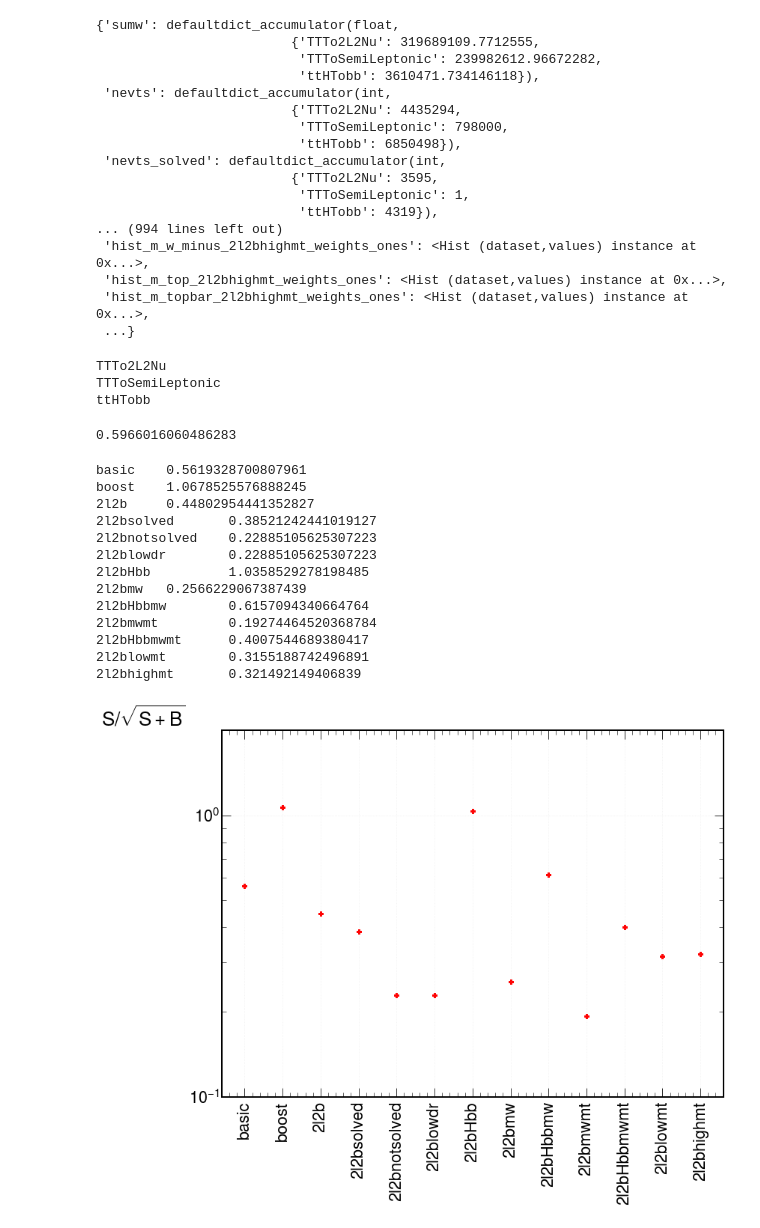
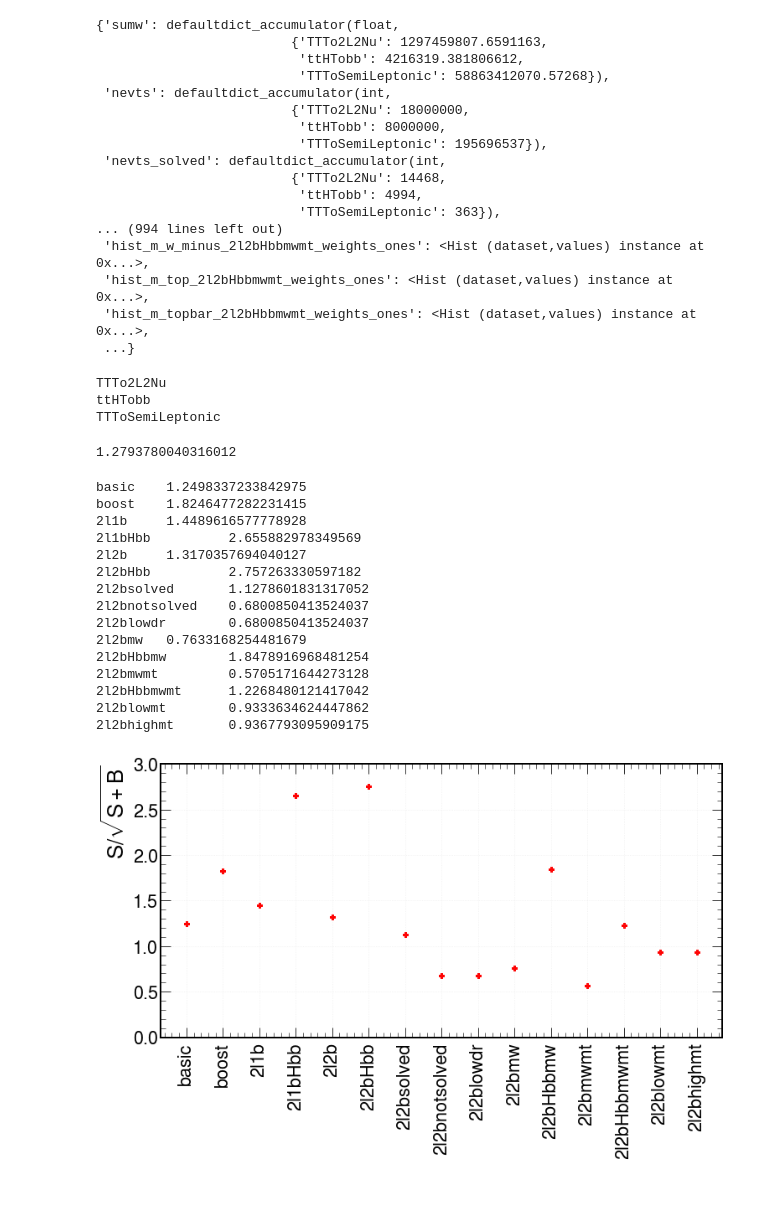
Before and after one commit to mmarchegiani/ttHbb, a Jupyter notebook: significance.ipynb, the cells around one changed output. Cells and saved outputs as stored; diff of their text form; code cells hidden in the pictures; blank space fills up the shorter version.

```diff
--- a/significance.ipynb
+++ b/significance.ipynb
@@ -11,25 +12,25 @@ import os
 import numpy as np
 # %%
 #output = load("/work/mmarcheg/ttHbb/histograms/hists_dilepton_baseline_samples_t3local_2017_solvedmask.coffea")
-output = load("/work/mmarcheg/ttHbb/histograms/hists_dilepton_samples_TTTo2L2Nu_TTToSemiLeptonic_debug.coffea")
+output = load("/work/mmarcheg/ttHbb/histograms/hists_dilepton_splitdataset/hists_dilepton_splitdataset.coffea")
 output
 # %% [output]
 {'sumw': defaultdict_accumulator(float,
-                         {'TTTo2L2Nu': 319689109.7712555,
-                          'TTToSemiLeptonic': 239982612.96672282,
-                          'ttHTobb': 3610471.734146118}),
+                         {'TTTo2L2Nu': 1297459807.6591163,
+                          'ttHTobb': 4216319.381806612,
+                          'TTToSemiLeptonic': 58863412070.57268}),
  'nevts': defaultdict_accumulator(int,
-                         {'TTTo2L2Nu': 4435294,
-                          'TTToSemiLeptonic': 798000,
-                          'ttHTobb': 6850498}),
+                         {'TTTo2L2Nu': 18000000,
+                          'ttHTobb': 8000000,
+                          'TTToSemiLeptonic': 195696537}),
  'nevts_solved': defaultdict_accumulator(int,
-                         {'TTTo2L2Nu': 3595,
-                          'TTToSemiLeptonic': 1,
-                          'ttHTobb': 4319}),
+                         {'TTTo2L2Nu': 14468,
+                          'ttHTobb': 4994,
+                          'TTToSemiLeptonic': 363}),
 ... (994 lines left out)
- 'hist_m_w_minus_2l2bhighmt_weights_ones': <Hist (dataset,values) instance at 0x...>,
- 'hist_m_top_2l2bhighmt_weights_ones': <Hist (dataset,values) instance at 0x...>,
- 'hist_m_topbar_2l2bhighmt_weights_ones': <Hist (dataset,values) instance at 0x...>,
+ 'hist_m_w_minus_2l2bHbbmwmt_weights_ones': <Hist (dataset,values) instance at 0x...>,
+ 'hist_m_top_2l2bHbbmwmt_weights_ones': <Hist (dataset,values) instance at 0x...>,
+ 'hist_m_topbar_2l2bHbbmwmt_weights_ones': <Hist (dataset,values) instance at 0x...>,
  ...}
 # %%
 histo = output['hist_leadAK8JetMass_basic_weights_ones']
@@ -39,10 +40,10 @@ for item in histo.values().keys():
     print(item[0])
 # %% [output]
 TTTo2L2Nu
+ttHTobb
 TTToSemiLeptonic
-ttHTobb
 # %%
-masks = ['basic','boost','2l2b','2l2bsolved','2l2bnotsolved','2l2blowdr','2l2bHbb',
+masks = ['basic','boost','2l1b', '2l1bHbb', '2l2b','2l2bHbb','2l2bsolved','2l2bnotsolved','2l2blowdr',
          '2l2bmw','2l2bHbbmw','2l2bmwmt','2l2bHbbmwmt','2l2blowmt','2l2bhighmt']
 weights = ['ones', 'nominal']
 
@@ -76,7 +77,7 @@ def significance(histo, mass_range, signal='ttHTobb'):
 # %%
 significance(output['hist_leadAK8JetMass_basic_weights_nominal'], [70,200])
 # %% [output]
-0.5966016060486283
+1.2793780040316012
 # %%
 sig = {}
 for wn in weights:
@@ -88,26 +89,29 @@ for wn in weights:
         sig[mask_name] = s
         print(mask_name, "\t", s)
 # %% [output]
-basic    0.5619328700807961
-boost    1.0678525576888245
-2l2b     0.44802954441352827
-2l2bsolved       0.38521242441019127
-2l2bnotsolved    0.22885105625307223
-2l2blowdr        0.22885105625307223
-2l2bHbb          1.0358529278198485
-2l2bmw   0.2566229067387439
-2l2bHbbmw        0.6157094340664764
-2l2bmwmt         0.19274464520368784
-2l2bHbbmwmt      0.4007544689380417
-2l2blowmt        0.3155188742496891
-2l2bhighmt       0.321492149406839
+basic    1.2498337233842975
+boost    1.8246477282231415
+2l1b     1.4489616577778928
+2l1bHbb          2.655882978349569
+2l2b     1.3170357694040127
+2l2bHbb          2.757263330597182
+2l2bsolved       1.1278601831317052
+2l2bnotsolved    0.6800850413524037
+2l2blowdr        0.6800850413524037
+2l2bmw   0.7633168254481679
+2l2bHbbmw        1.8478916968481254
+2l2bmwmt         0.5705171644273128
+2l2bHbbmwmt      1.2268480121417042
+2l2blowmt        0.9333634624447862
+2l2bhighmt       0.9367793095909175
 # %%
-fig = plt.figure(figsize=[12,9])
+fig = plt.figure(figsize=[12,6])
 plt.scatter(sig.keys(), sig.values(), marker="P", color="red")
 plt.xticks(rotation='vertical')
-plt.ylim(0.1, 2)
-plt.ylabel(r"$S/\sqrt{S+B}$", rotation="horizontal")
+plt.ylim(0, 3)
+plt.ylabel(r"$S/\sqrt{S+B}$", rotation="vertical")
 plt.grid(alpha=0.2)
-plt.yscale("log");
+#plt.yscale("log");
+plt.savefig("plots/significance_dilepton_splitdataset.png", format="png", dpi=300)
 # %% [output]
-[figure, old version]
+[figure, new version]
```
Also changed, not shown: parts of 1 cell of this notebook, 1 other file.
